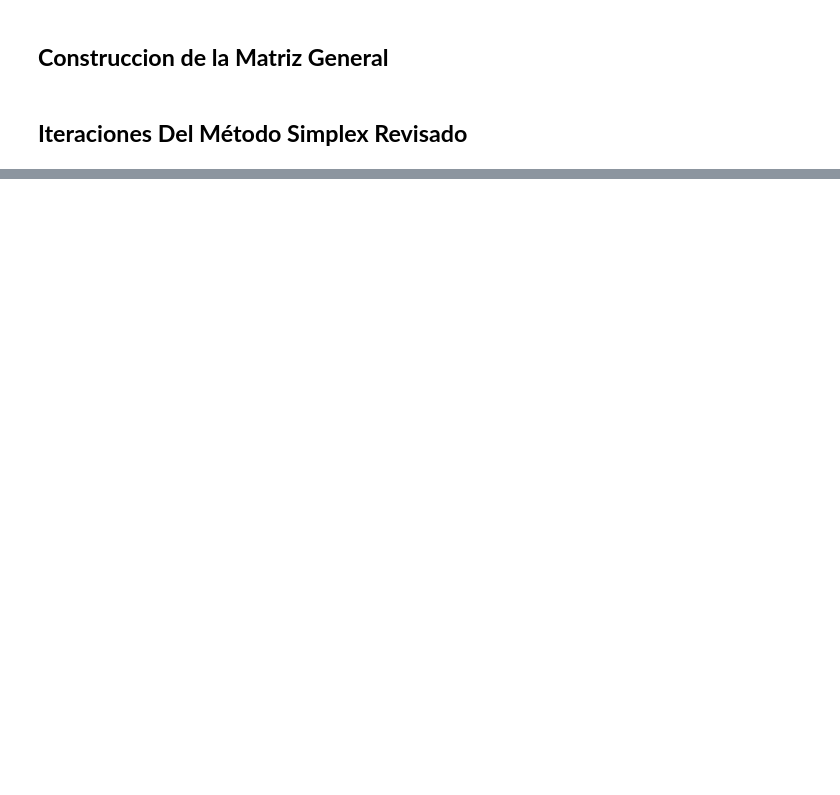
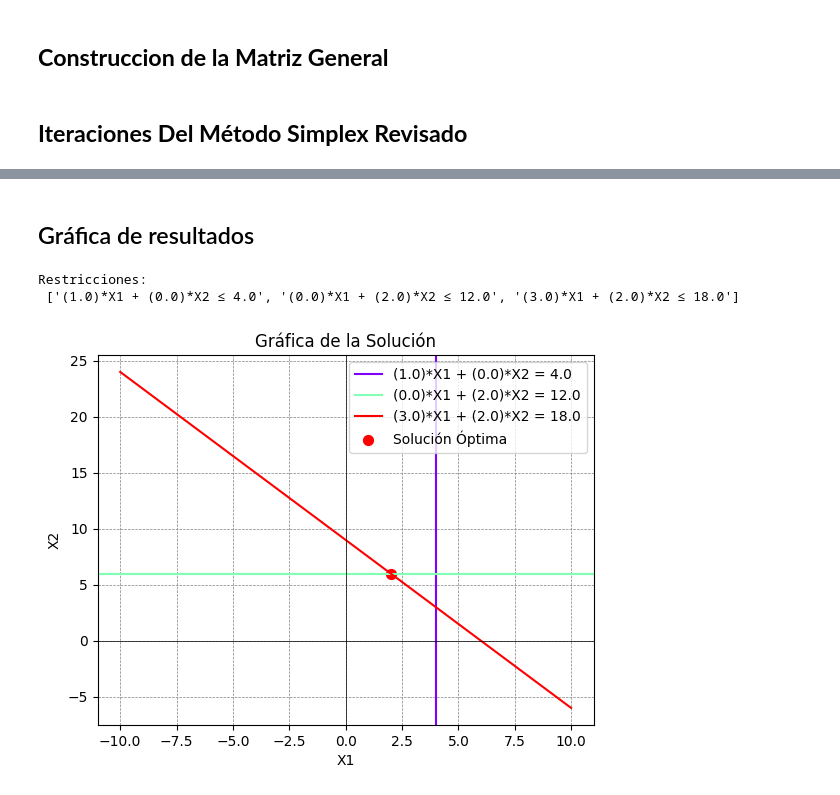
Before and after one commit to juangomez177/MetodoSimplexRevisado-ProgramacionLineal, a Jupyter notebook: Optimización_Programación_lineal.ipynb, the cells around one changed output, grey strips where cells are left out. Cells and saved outputs as stored; diff of their text form; code cells hidden in the pictures; blank space fills up the shorter version.

Commit message:
Agregado gráfica de la solución

```diff
--- a/Optimización_Programación_lineal.ipynb
+++ b/Optimización_Programación_lineal.ipynb
@@ -187,6 +192,7 @@ function_entries = []
 restriction_entries = []
 restriction_types = []
 restriction_constants = []
+equation_strings = []
 
 if __name__ == "__main__":
     main()
@@ -288,7 +294,8 @@ z= np.array(z, dtype=np.float)
 print("\n z \n",z)
 
 # Diccionario de variables
-diccionario_variables = dict(zip(x, c))
+diccionario_variables = dict(zip(["Z"], [0]))
+diccionario_variables.update(dict(zip(x, c)))
 diccionario_variables.update(dict(zip(x_b_labels, c_b)))
 print("\n diccionario_variables \n", diccionario_variables)
 
@@ -433,7 +440,7 @@ while i!=-1:
   # PRUEBA DE OPTIMALIDAD
   # Seleccionando la fila cero
   fila_cero = np.array(df.loc['Z'][:-2])
-  print("fila_cero", fila_cero)
+  print("fila Z= ", fila_cero)
 
   # Encontrando los índices de los valores negativos en la fila cero
   indices_negativos = np.where(fila_cero < 0)
@@ -495,15 +502,15 @@ while i!=-1:
 
   # Se ha encontrado la solución general
   else:
-    print("\nNo hay valores negativos en la fila cero.")
+    print("\nNo hay valores negativos en la fila Z.")
     print("Se ha encontrado la solución factible.")
     print("\nLa solución óptima es:")
     lado_der=df['Lado Der']
 
     for label, valor in zip(filas, lado_der):
-      print(f'{label}={valor}')
+      diccionario_variables[label] = valor
 
-    print("El resto de variables son iguales a cero")
+    print(diccionario_variables)
     i=-1
 # %% [output]
 ------------------ ITERACIÓN 0 ---------------
@@ -581,3 +588,55 @@ Método simplex revisado - Iteración: 1
 | X2 | 0.00 | 1.00 | 0.00 | 0.50 | 0.00 | 6.00 | inf |
 | S3 | 3.00 | 0.00 | 0.00 | -1.00 | 1.00 | 6.00 | 2.00 |
 ... (4 outputs left out)
+# %% [markdown]
+## Gráfica de resultados
+# %%
+if (num_variables_selector.value==2):
+  print("Restricciones:\n", equation_strings)
+
+  X1, X2 = symbols('X1 X2')
+  valor_X1 = diccionario_variables.get('X1', 0.0)
+  valor_X2 = diccionario_variables.get('X2', 0.0)
+  x_values = np.linspace(-10, 10, 100)
+  colores = plt.cm.rainbow(np.linspace(0, 1, len(equation_strings)))
+
+  # Graficando cada Restricción
+  for eq_str, color in zip(equation_strings, colores):
+
+      eq_str = eq_str.replace('≤', '=')
+      eq = Eq(eval(eq_str.split('=')[0]), float(eq_str.split('=')[1]))
+
+      # Es necesaio validar si la restricción acompaña las 2 variables, o sólo es una línea que corta al eje
+      variables_presentes = [var for var in [X1, X2] if eq.lhs.coeff(var) != 0]
+
+      # Para graficar una recta en el eje correspondiente
+      if len(variables_presentes) == 1:
+          variable = variables_presentes[0]
+          valor_constante = eq.rhs / eq.lhs.coeff(variable)
+          if variable == X1:
+              plt.axvline(valor_constante, color=color, label=f'{eq_str}')
+          elif variable == X2:
+              plt.axhline(valor_constante, color=color,label=f'{eq_str}')
+
+      # Es una expresión que se debe graficar utilizando valores de Y, dado unos valores de X
+      else:
+          solution = solve(eq, X2)
+          y_values = np.array([solution[0].subs(X1, x) for x in x_values])
+          plt.plot(x_values, y_values, color=color, label=f'{eq_str}')
+
+  plt.scatter(valor_X1, valor_X2, color='red', marker='o', label='Solución Óptima', s=50)# Punto de la solución óptima
+  plt.xlabel('X1')
+  plt.ylabel('X2')
+  plt.axhline(0, color='black', linewidth=0.5)
+  plt.axvline(0, color='black', linewidth=0.5)
+  plt.grid(color='gray', linestyle='--', linewidth=0.5)
+  plt.legend()
+  plt.title('Gráfica de la Solución')
+  plt.show()
+
+else:
+  print("Error, gráfica disponible sólo para 2 variables")
+# %% [output]
+Restricciones:
+ ['(1.0)*X1 + (0.0)*X2 ≤ 4.0', '(0.0)*X1 + (2.0)*X2 ≤ 12.0', '(3.0)*X1 + (2.0)*X2 ≤ 18.0']
+[figure, added]
```
Also changed, not shown: parts of 5 cells of this notebook.
